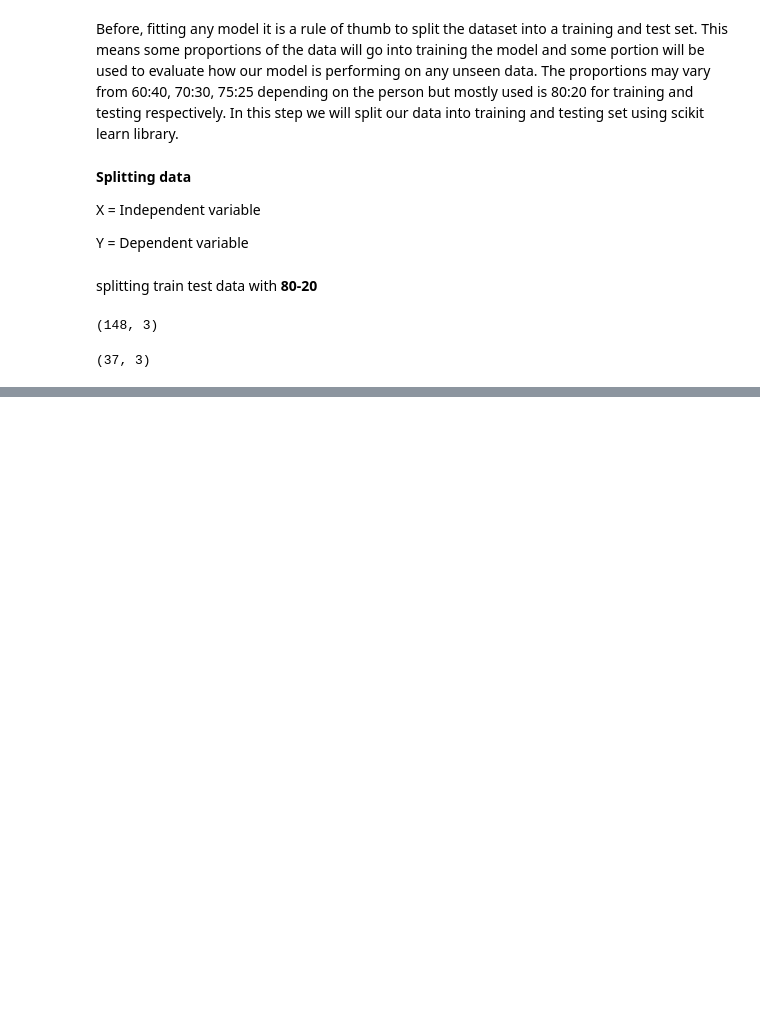
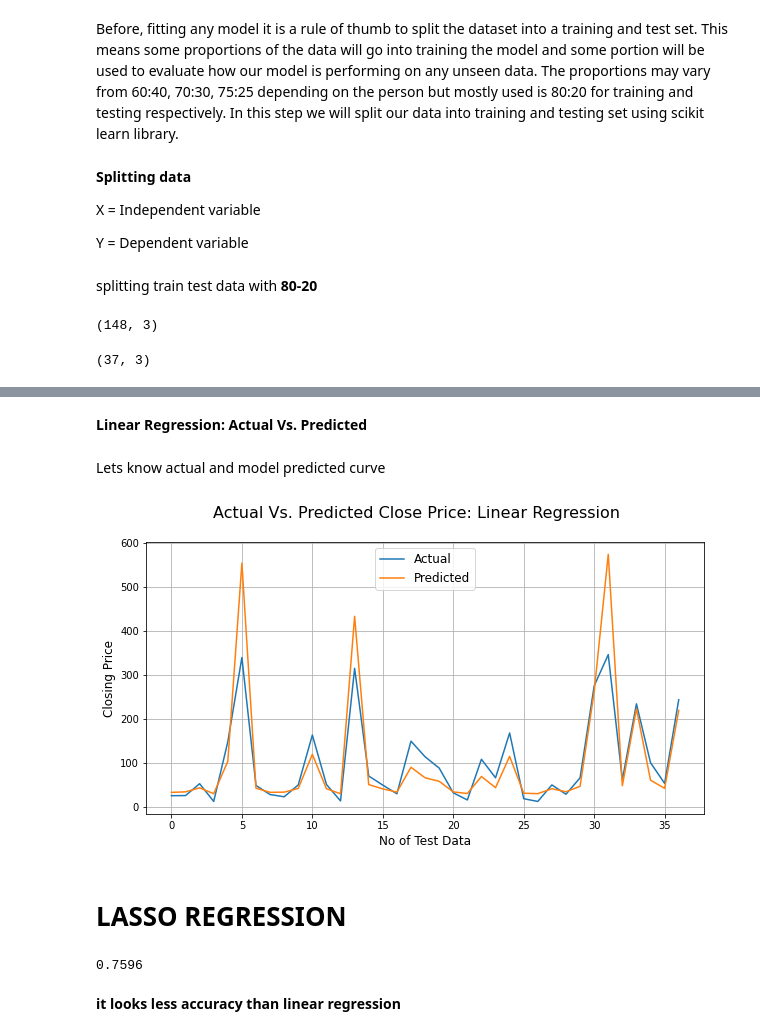
Before and after one commit to niteshgajakosh/yes-Bank-Stock-Closing_Price_Prediction, a Jupyter notebook: Yes_Bank_Stock_Closing_Price_Prediction.ipynb, the cells around one changed output, grey strips where cells are left out. Cells and saved outputs as stored; diff of their text form; code cells hidden in the pictures; blank space fills up the shorter version.

```diff
--- a/Yes_Bank_Stock_Closing_Price_Prediction.ipynb
+++ b/Yes_Bank_Stock_Closing_Price_Prediction.ipynb
@@ -560,0 +706,18 @@ X_test.shape
+# %% [markdown]
+**Linear Regression: Actual Vs. Predicted**
+# %% [markdown]
+Lets know actual and model predicted curve
+# %%
+# Actual Price vs. Predicted Price for Linear Regression Plot
+plt.figure(figsize=(10,5))
+plt.plot(10**(np.array(y_test)))
+plt.plot(10**(y_pred_test))
+plt.suptitle('Actual Vs. Predicted Close Price: Linear Regression', fontsize=16)
+plt.legend(['Actual','Predicted'], fontsize=12)
+plt.xlabel('No of Test Data', fontsize=12)
+plt.ylabel('Closing Price', fontsize=12)
+plt.grid()
+# %% [output]
+[figure, added]
+# %% [markdown]
+# **LASSO REGRESSION**
@@ -560,0 +730,7 @@ X_test.shape
+# %%
+#accuracy of lasso regression model
+round(lasso_reg.score(X_train,y_train),4)
+# %% [output]
+0.7596
+# %% [markdown]
+**it looks less accuracy than linear regression**
```
Also changed, not shown: parts of 32 cells of this notebook.
